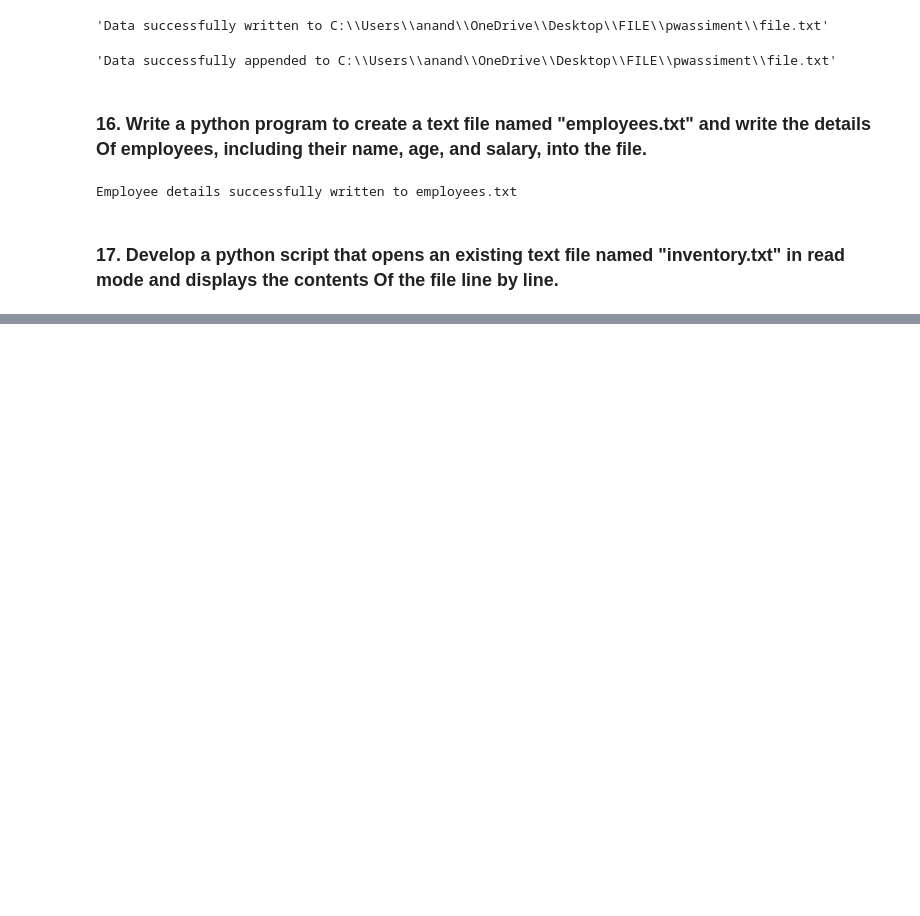
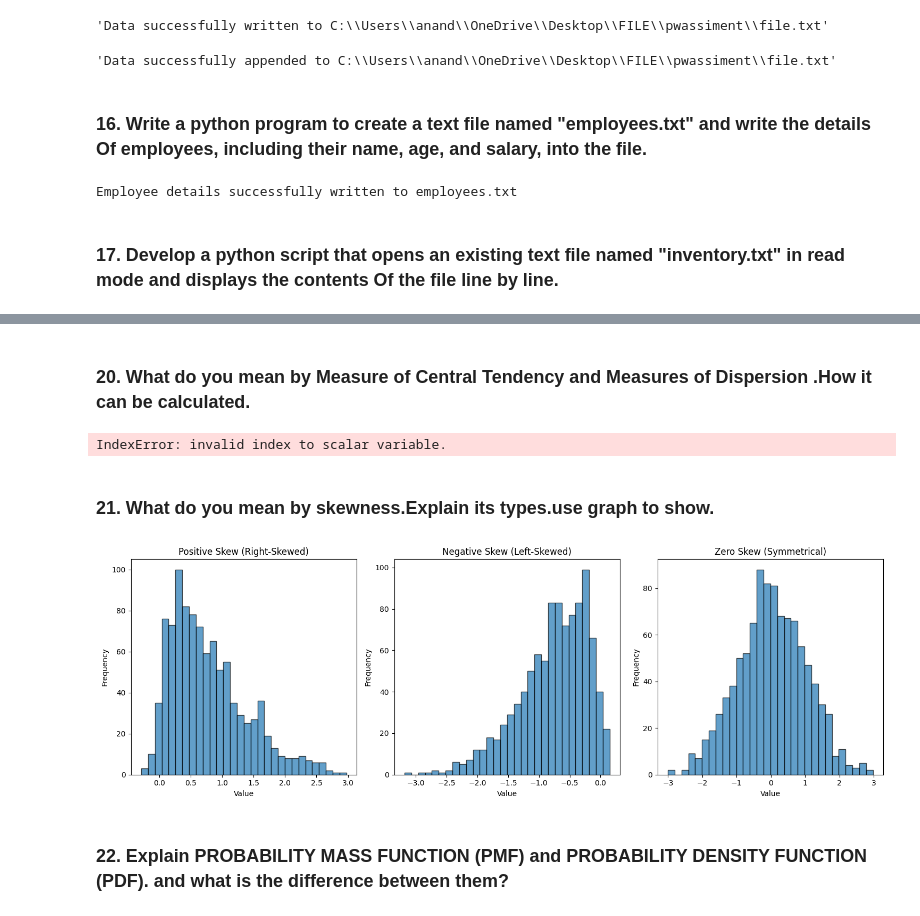
Before and after one commit to sauravanand123/pwskillsAssinment, a Jupyter notebook: intro.ipynb, the cells around one changed output, grey strips where cells are left out. Drawn from its saved outputs; the diff is of its cells as text; code cells hidden in the pictures; blank space fills up the shorter version.

Commit message:
third commit

```diff
--- a/intro.ipynb
+++ b/intro.ipynb
@@ -1033,0 +1160,76 @@ Employee details successfully written to employees.txt
+# %% [markdown]
+### 20.	What do you mean by Measure of Central Tendency and Measures of Dispersion .How it can be calculated.
+# %%
+import numpy as np
+from scipy import stats
+
+data = [10, 20, 20, 30, 40, 50, 60, 70, 80, 90]
+
+# Measures of Central Tendency
+mean = np.mean(data)
+median = np.median(data)
+mode = stats.mode(data)[0][0]
+
+# Measures of Dispersion
+range_ = np.ptp(data)  # Range
+variance = np.var(data, ddof=1)  # Sample Variance
+std_dev = np.std(data, ddof=1)  # Sample Standard Deviation
+q1 = np.percentile(data, 25)  # First Quartile (Q1)
+q3 = np.percentile(data, 75)  # Third Quartile (Q3)
+iqr = q3 - q1  # Interquartile Range (IQR)
+
+print(f"Mean: {mean}")
+print(f"Median: {median}")
+print(f"Mode: {mode}")
+print(f"Range: {range_}")
+print(f"Variance: {variance}")
+print(f"Standard Deviation: {std_dev}")
+print(f"Interquartile Range (IQR): {iqr}")
+# %% [output]
+IndexError: invalid index to scalar variable.
+# %% [markdown]
+### 21.	What do you mean by skewness.Explain its types.use graph to show.
+# %%
+import numpy as np
+import matplotlib.pyplot as plt
+from scipy.stats import skewnorm
+
+# Generate data
+np.random.seed(0)
+
+# Positive Skew
+data_pos_skew = skewnorm.rvs(a=10, size=1000)  # 'a' parameter > 0
+
+# Negative Skew
+data_neg_skew = skewnorm.rvs(a=-10, size=1000)  # 'a' parameter < 0
+
+# Zero Skew (Normal Distribution)
+data_zero_skew = np.random.normal(loc=0, scale=1, size=1000)
+
+# Plotting
+fig, axes = plt.subplots(1, 3, figsize=(15, 5))
+
+# Positive Skew
+axes[0].hist(data_pos_skew, bins=30, edgecolor='k', alpha=0.7)
+axes[0].set_title('Positive Skew (Right-Skewed)')
+axes[0].set_xlabel('Value')
+axes[0].set_ylabel('Frequency')
+
+# Negative Skew
+axes[1].hist(data_neg_skew, bins=30, edgecolor='k', alpha=0.7)
+axes[1].set_title('Negative Skew (Left-Skewed)')
+axes[1].set_xlabel('Value')
+axes[1].set_ylabel('Frequency')
+
+# Zero Skew
+axes[2].hist(data_zero_skew, bins=30, edgecolor='k', alpha=0.7)
+axes[2].set_title('Zero Skew (Symmetrical)')
+axes[2].set_xlabel('Value')
+axes[2].set_ylabel('Frequency')
+
+plt.tight_layout()
+plt.show()
+# %% [output]
+[figure, added]
+# %% [markdown]
+### 22.	Explain PROBABILITY MASS FUNCTION (PMF) and PROBABILITY DENSITY FUNCTION (PDF). and what is the difference between them?
```
Also changed, not shown: parts of 5 cells of this notebook, 3 other files.
